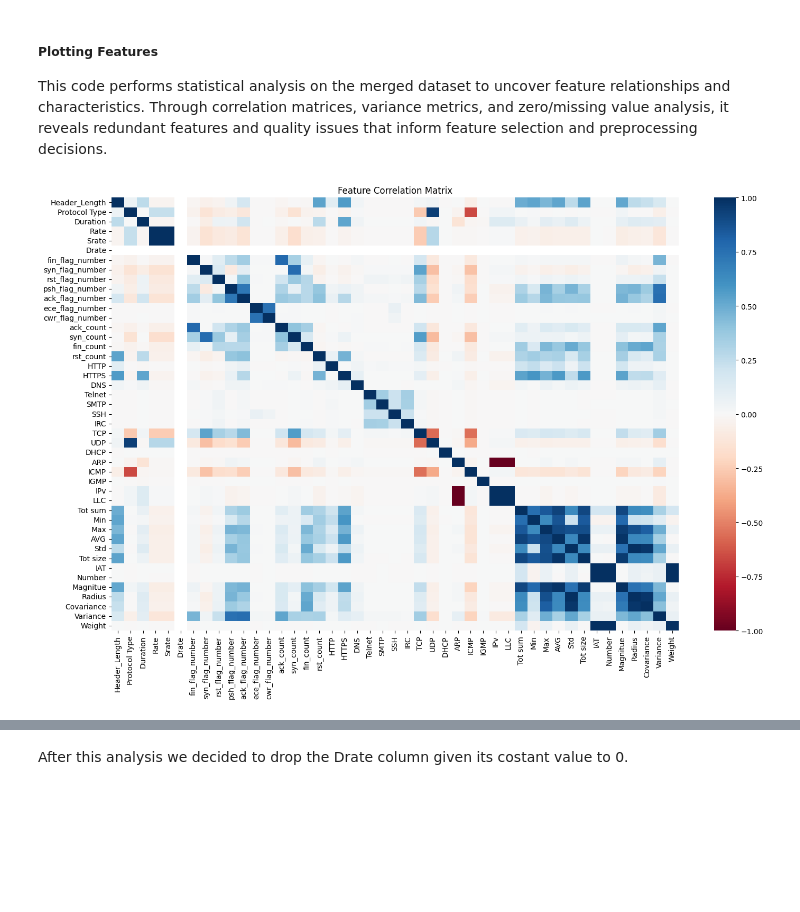
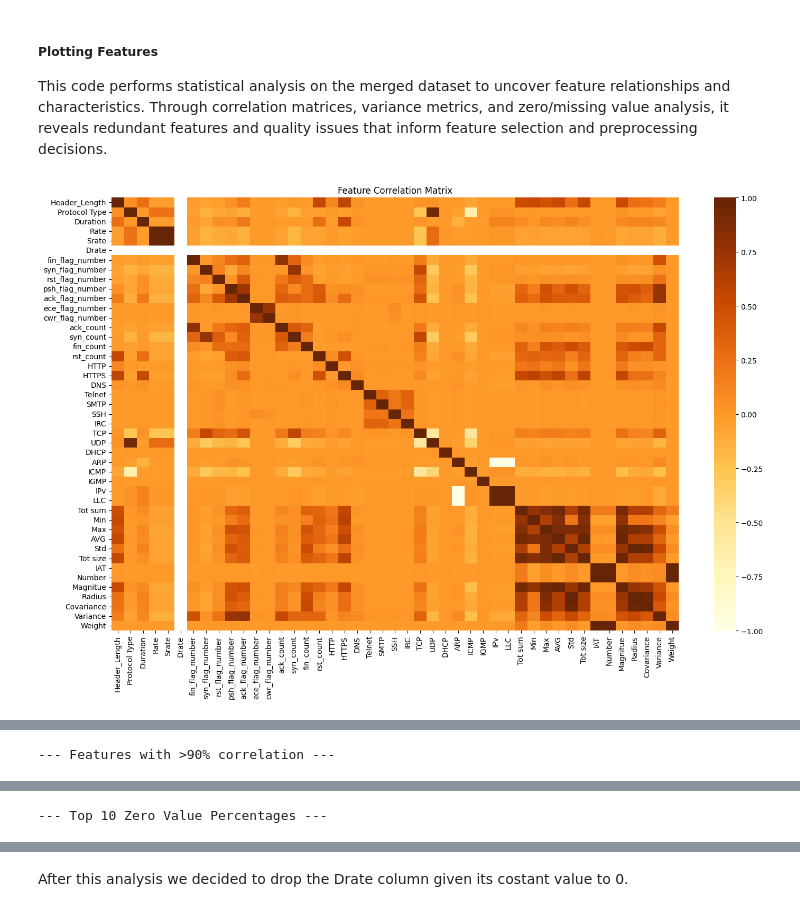
Before and after one commit to campanamattia/ai_for_security, a Jupyter notebook: notebook.ipynb, the cells around one changed output, grey strips where cells are left out. Drawn from its saved outputs; the diff is of its cells as text; code cells hidden in the pictures; blank space fills up the shorter version.

```diff
--- a/notebook.ipynb
+++ b/notebook.ipynb
@@ -398,52 +430,80 @@ Processed file 11/51: Recon-VulScan_train.pcap.csv - Category: RECON, Attack: Re
 # %% [markdown]
 ##### Plotting Features
 This code performs statistical analysis on the merged dataset to uncover feature relationships and characteristics. Through correlation matrices, variance metrics, and zero/missing value analysis, it reveals redundant features and quality issues that inform feature selection and preprocessing decisions.
+# %%
+#Load the merged dataset
+df = pd.read_csv('dataset/merged_train.csv')
+to_plot = True
 # %%
-def analyze_features(df):
+def analyze_features(df: pd.DataFrame) -> Dict[str, pd.DataFrame]:
     # Correlation Analysis
     corr = df.corr()
 
     # Feature Variance
     variance = df.var().sort_values(ascending=False)
 
     # Zero Values Percentage
     zero_percent = (df == 0).sum() / len(df) * 100
 
     # Create visualizations
-    plt.figure(figsize=(15, 10))
-    sns.heatmap(corr, cmap='RdBu', center=0)
-    plt.title('Feature Correlation Matrix')
-    plt.tight_layout()
-    plt.show()
+    if to_plot:
+        plt.figure(figsize=(15, 10))
+        sns.heatmap(corr, cmap='YlOrBr', center=0)
+        plt.title('Feature Correlation Matrix')
+        plt.tight_layout()
+        plt.savefig('img/correlation.png', bbox_inches='tight')
+        plt.show()
 
     # Return analysis results
     analysis = {
         'correlation': corr,
         'variance': variance,
         'zero_percentage': zero_percent,
     }
-
     return analysis
 
+def print_results(analysis_results)-> None:
+    # Print variance
+    print("\n--- Top 10 High Variance Features ---")
+    variance_data = [[feature, value] for feature, value in
+                    analysis_results['variance'].head(10).items()]
+    print(tabulate(variance_data,
+                headers=["Feature", "Variance"],
+                tablefmt="grid",
+                floatfmt=".2f"))
+
+    # Print correlations
+    print("\n--- Features with >90% correlation ---")
+    corr_matrix = analysis_results['correlation']
+    high_corr = np.where(np.abs(corr_matrix) >= 0.9)
+    high_corr_data = []
+    for i, j in zip(*high_corr):
+        if i < j:  # avoid duplicate pairs
+            high_corr_data.append([
+                corr_matrix.index[i],
+                corr_matrix.columns[j],
+                corr_matrix.iloc[i, j]
+            ])
+    print(tabulate(high_corr_data,
+                headers=["Feature 1", "Feature 2", "Correlation"],
+                tablefmt="grid",
+                floatfmt=".3f"))
+
+    # Print features with high zero percentage
+    print("\n--- Top 10 Zero Value Percentages ---")
+    zero_data = [[feature, value] for feature, value in
+                analysis_results['zero_percentage'].sort_values(ascending=False).head(10).items()]
+    print(tabulate(zero_data,
+                headers=["Feature", "Zero %"],
+                tablefmt="grid",
+                floatfmt=".2f"))
+
 # Usage
-df = pd.read_csv('merged_train.csv')
+if df is None:
+    df = pd.read_csv('dataset/merged_train.csv')
+
 numeric_df = df.select_dtypes(include=[np.number])
 analysis_results = analyze_features(numeric_df)
-
-# Print variance
-print("\nTop 10 High Variance Features:")
-print(analysis_results['variance'].head(10))
-
-# Print features with high correlation
-print("\nFeatures with >90% correlation:")
-corr_matrix = analysis_results['correlation']
-high_corr = np.where(np.abs(corr_matrix) >= 0.9)
-for i, j in zip(*high_corr):
-    if i < j:
-        print(f"{corr_matrix.index[i]} - {corr_matrix.columns[j]}: {corr_matrix.iloc[i, j]:.3f}")
-
-# Print features with high zero percentage
-print("\nZero Value Percentages:")
-print(analysis_results['zero_percentage'].sort_values(ascending=False).head(10))
+print_results(analysis_results)
 # %% [output]
-[figure, old version]
+[figure, new version]
@@ -466,0 +528 @@ dtype: float64
+--- Features with >90% correlation ---
@@ -466,0 +546 @@ dtype: float64
+--- Top 10 Zero Value Percentages ---
```
Also changed, not shown: parts of 10 cells of this notebook, 7 other files.
